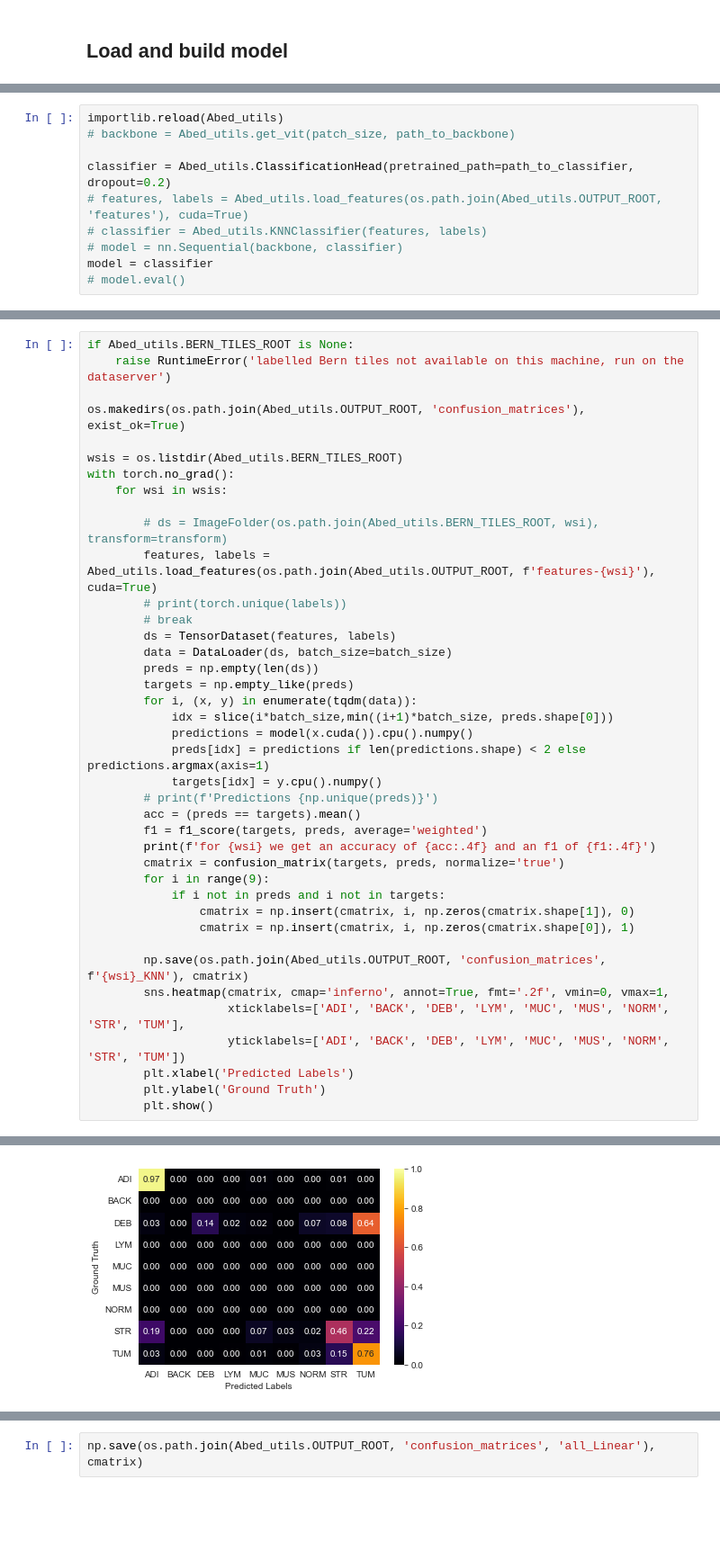
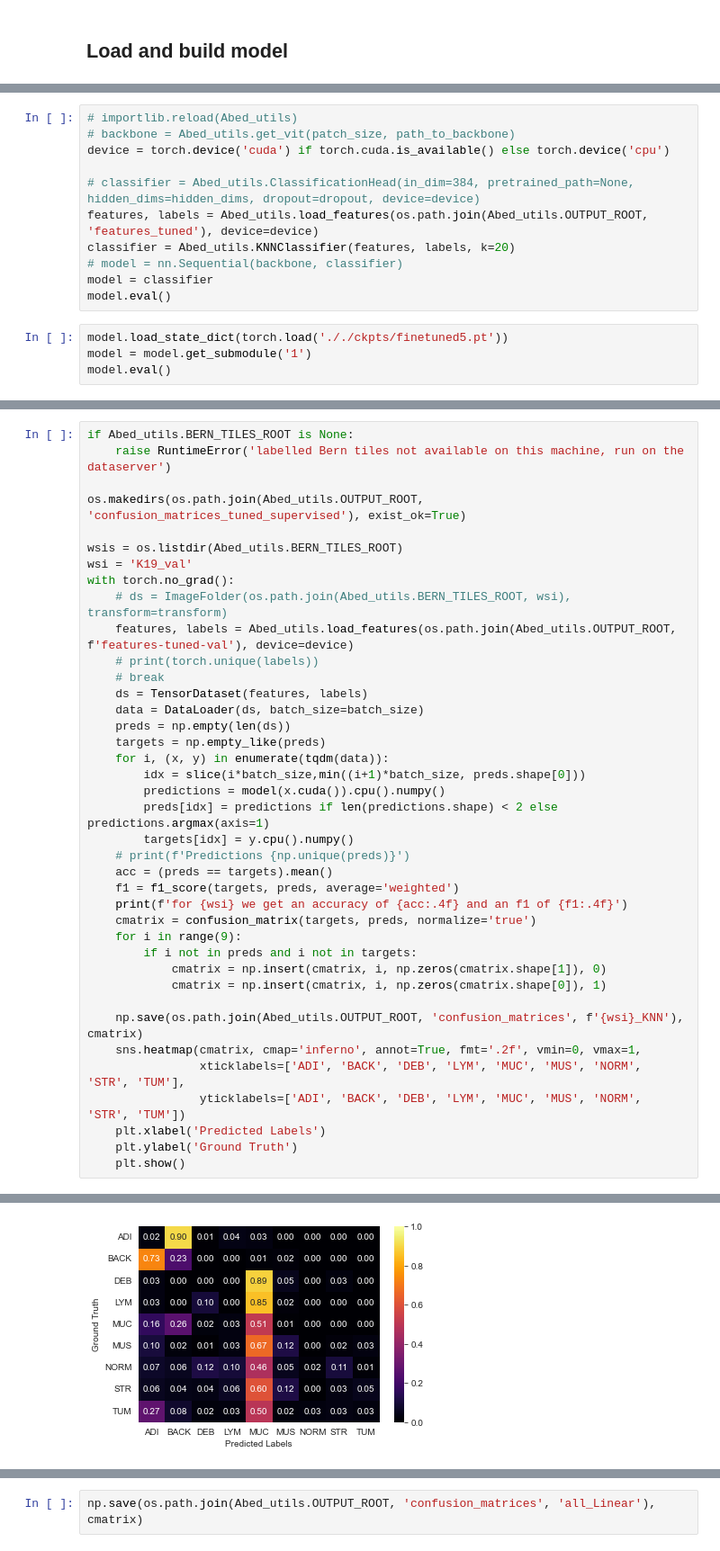
Before and after one commit to aalshabaan/self-supervised-pathology, a Jupyter notebook: Evaluate_classification.ipynb, the cells around one changed output, grey strips where cells are left out. Shown: that part at 90% size. Drawn from its saved outputs; the diff is of its cells as text; blank space fills up the shorter version.

```diff
--- a/Evaluate_classification.ipynb
+++ b/Evaluate_classification.ipynb
@@ -32,10 +35,15 @@ transform = (Abed_utils.normalize_input(im_size=im_size, patch_size=patch_size))
 # %%
-importlib.reload(Abed_utils)
+# importlib.reload(Abed_utils)
 # backbone = Abed_utils.get_vit(patch_size, path_to_backbone)
+device = torch.device('cuda') if torch.cuda.is_available() else torch.device('cpu')
 
-classifier = Abed_utils.ClassificationHead(pretrained_path=path_to_classifier, dropout=0.2)
-# features, labels = Abed_utils.load_features(os.path.join(Abed_utils.OUTPUT_ROOT, 'features'), cuda=True)
-# classifier = Abed_utils.KNNClassifier(features, labels)
+# classifier = Abed_utils.ClassificationHead(in_dim=384, pretrained_path=None, hidden_dims=hidden_dims, dropout=dropout, device=device)
+features, labels = Abed_utils.load_features(os.path.join(Abed_utils.OUTPUT_ROOT, 'features_tuned'), device=device)
+classifier = Abed_utils.KNNClassifier(features, labels, k=20)
 # model = nn.Sequential(backbone, classifier)
 model = classifier
-# model.eval()
+model.eval()
+# %%
+model.load_state_dict(torch.load('././ckpts/finetuned5.pt'))
+model = model.get_submodule('1')
+model.eval()
@@ -43,40 +106,39 @@ model = classifier
 if Abed_utils.BERN_TILES_ROOT is None:
     raise RuntimeError('labelled Bern tiles not available on this machine, run on the dataserver')
 
-os.makedirs(os.path.join(Abed_utils.OUTPUT_ROOT, 'confusion_matrices'), exist_ok=True)
+os.makedirs(os.path.join(Abed_utils.OUTPUT_ROOT, 'confusion_matrices_tuned_supervised'), exist_ok=True)
 
 wsis = os.listdir(Abed_utils.BERN_TILES_ROOT)
+wsi = 'K19_val'
 with torch.no_grad():
-    for wsi in wsis:
+    # ds = ImageFolder(os.path.join(Abed_utils.BERN_TILES_ROOT, wsi), transform=transform)
+    features, labels = Abed_utils.load_features(os.path.join(Abed_utils.OUTPUT_ROOT, f'features-tuned-val'), device=device)
+    # print(torch.unique(labels))
+    # break
+    ds = TensorDataset(features, labels)
+    data = DataLoader(ds, batch_size=batch_size)
+    preds = np.empty(len(ds))
+    targets = np.empty_like(preds)
+    for i, (x, y) in enumerate(tqdm(data)):
+        idx = slice(i*batch_size,min((i+1)*batch_size, preds.shape[0]))
+        predictions = model(x.cuda()).cpu().numpy()
+        preds[idx] = predictions if len(predictions.shape) < 2 else predictions.argmax(axis=1)
+        targets[idx] = y.cpu().numpy()
+    # print(f'Predictions {np.unique(preds)}')
+    acc = (preds == targets).mean()
+    f1 = f1_score(targets, preds, average='weighted')
+    print(f'for {wsi} we get an accuracy of {acc:.4f} and an f1 of {f1:.4f}')
+    cmatrix = confusion_matrix(targets, preds, normalize='true')
+    for i in range(9):
+        if i not in preds and i not in targets:
+            cmatrix = np.insert(cmatrix, i, np.zeros(cmatrix.shape[1]), 0)
+            cmatrix = np.insert(cmatrix, i, np.zeros(cmatrix.shape[0]), 1)
 
-        # ds = ImageFolder(os.path.join(Abed_utils.BERN_TILES_ROOT, wsi), transform=transform)
-        features, labels = Abed_utils.load_features(os.path.join(Abed_utils.OUTPUT_ROOT, f'features-{wsi}'), cuda=True)
-        # print(torch.unique(labels))
-        # break
-        ds = TensorDataset(features, labels)
-        data = DataLoader(ds, batch_size=batch_size)
-        preds = np.empty(len(ds))
-        targets = np.empty_like(preds)
-        for i, (x, y) in enumerate(tqdm(data)):
-            idx = slice(i*batch_size,min((i+1)*batch_size, preds.shape[0]))
-            predictions = model(x.cuda()).cpu().numpy()
-            preds[idx] = predictions if len(predictions.shape) < 2 else predictions.argmax(axis=1)
-            targets[idx] = y.cpu().numpy()
-        # print(f'Predictions {np.unique(preds)}')
-        acc = (preds == targets).mean()
-        f1 = f1_score(targets, preds, average='weighted')
-        print(f'for {wsi} we get an accuracy of {acc:.4f} and an f1 of {f1:.4f}')
-        cmatrix = confusion_matrix(targets, preds, normalize='true')
-        for i in range(9):
-            if i not in preds and i not in targets:
-                cmatrix = np.insert(cmatrix, i, np.zeros(cmatrix.shape[1]), 0)
-                cmatrix = np.insert(cmatrix, i, np.zeros(cmatrix.shape[0]), 1)
-
-        np.save(os.path.join(Abed_utils.OUTPUT_ROOT, 'confusion_matrices', f'{wsi}_KNN'), cmatrix)
-        sns.heatmap(cmatrix, cmap='inferno', annot=True, fmt='.2f', vmin=0, vmax=1,
-                    xticklabels=['ADI', 'BACK', 'DEB', 'LYM', 'MUC', 'MUS', 'NORM', 'STR', 'TUM'],
-                    yticklabels=['ADI', 'BACK', 'DEB', 'LYM', 'MUC', 'MUS', 'NORM', 'STR', 'TUM'])
-        plt.xlabel('Predicted Labels')
-        plt.ylabel('Ground Truth')
-        plt.show()
+    np.save(os.path.join(Abed_utils.OUTPUT_ROOT, 'confusion_matrices', f'{wsi}_KNN'), cmatrix)
+    sns.heatmap(cmatrix, cmap='inferno', annot=True, fmt='.2f', vmin=0, vmax=1,
+                xticklabels=['ADI', 'BACK', 'DEB', 'LYM', 'MUC', 'MUS', 'NORM', 'STR', 'TUM'],
+                yticklabels=['ADI', 'BACK', 'DEB', 'LYM', 'MUC', 'MUS', 'NORM', 'STR', 'TUM'])
+    plt.xlabel('Predicted Labels')
+    plt.ylabel('Ground Truth')
+    plt.show()
 # %% [output]
@@ -84 +146 @@ for 001b_B2005.30530_C_HE.mrxs we get an accuracy of 0.7370 and an f1 of 0.7412
-[figure, old version]
+[figure, new version]
```
Also changed, not shown: parts of 7 cells of this notebook, 12 other files.
